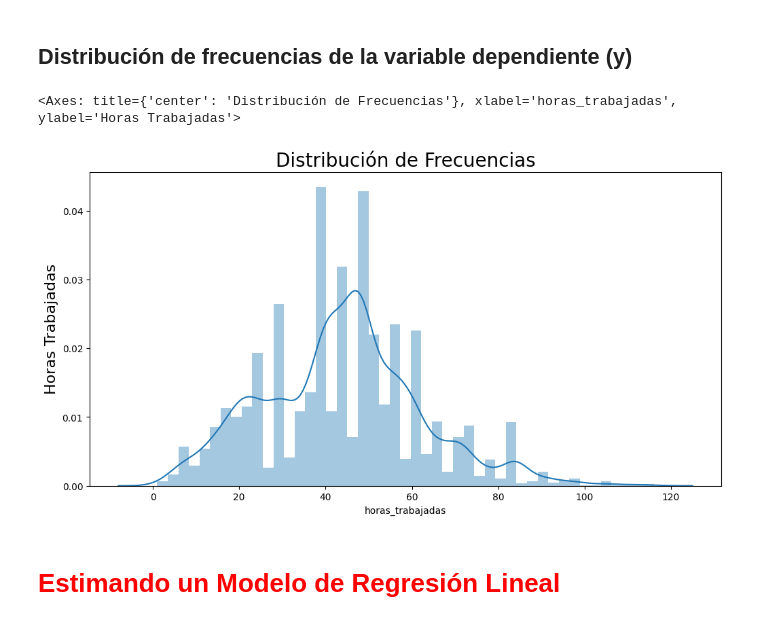
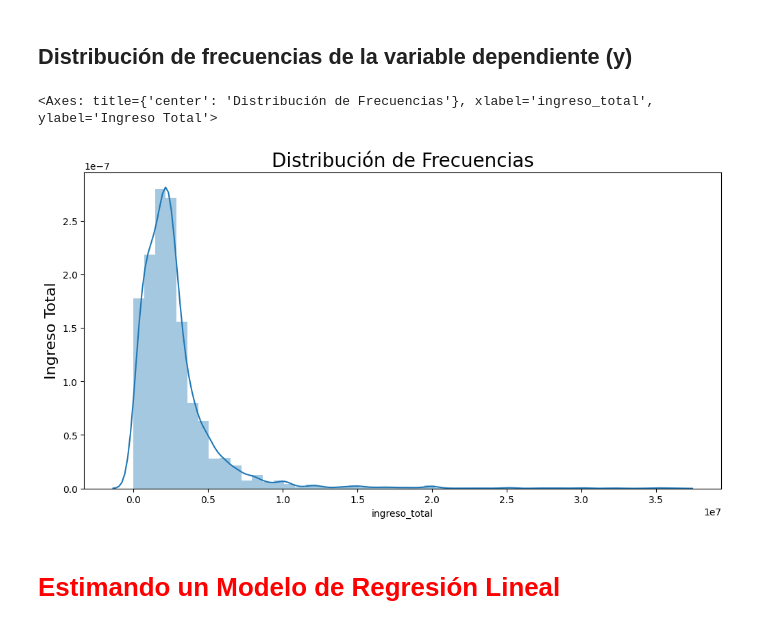
Before and after one commit to NelbaBarreto/programacion-ciencias-datos, a Jupyter notebook: trabajo_practico_estadistica_regresion.ipynb, the cells around one changed output. Drawn from its saved outputs; the diff is of its cells as text; code cells hidden in the pictures.

```diff
--- a/trabajo_practico_estadistica_regresion.ipynb
+++ b/trabajo_practico_estadistica_regresion.ipynb
@@ -126,3 +349,4 @@ df.dropna(inplace=True)
 # %%
 # Cambiar el tipo de dato de horas trabajadas a int
-df["horas_trabajadas"] = df["horas_trabajadas"].astype(int)
+df["ocupacion_rama"] = df["ocupacion_rama"].astype(int)
+df["educacion_nivel_mas_alto"] = df["educacion_nivel_mas_alto"].astype(int)
@@ -128,0 +416,2 @@ df["horas_trabajadas"] = df["horas_trabajadas"].astype(int)
+# %%
+df = df.groupby("educacion").filter(lambda x: len(x) >= 100)
@@ -129,3 +474,34 @@ df["horas_trabajadas"] = df["horas_trabajadas"].astype(int)
+# %%
+# Crear una nueva columna 'ingreso_total' como la suma de todos los ingresos
+# Lista de columnas a sumar
+columnas_a_sumar = [
+    "ingreso_mensual_actividad_principal",
+    "ingreso_mensual_actividad_secundaria",
+    "ingreso_mensual_otras_actividades",
+    "ingreso_alquileres",
+    "ingreso_dividendos",
+    "ingreso_ayuda_familiar_nacional",
+    "ingreso_ayuda_familiar_extranjero",
+    "ingreso_prestaciones_divorcio_hijos",
+    "ingreso_jubilacion",
+    "ingreso_estado_tekopora",
+    "ingreso_pension",
+    "ingreso_pension_adulto_mayor",
+    "ingreso_publico_viveres",
+    "ingreso_otros_varios",
+    "ingreso_agro"
+]
+
+df["ingreso_total"] = df[columnas_a_sumar].sum(axis=1)
+df.drop(columnas_a_sumar, axis=1, inplace=True)
+# %%
+mask = (
+    (df["ingreso_total"] > 0) &
+    (df["ingreso_total"] <= 40000000) &
+    (df["edad"] >= 22) &
+    (df["edad"] <= 55)
+)
+df = df[mask]
 # %%
 df.shape
 # %% [output]
@@ -169,14 +547,14 @@ ax
 # %% [markdown]
 ## Distribución de frecuencias de la variable dependiente (y)
 # %%
-ax = sns.distplot(df['horas_trabajadas'])
+ax = sns.distplot(df['ingreso_total'])
 ax.figure.set_size_inches(12, 6)
 ax.set_title("Distribución de Frecuencias", fontsize=20)
-ax.set_ylabel("Horas Trabajadas", fontsize=16)
+ax.set_ylabel("Ingreso Total", fontsize=16)
 ax
 # %% [output]
-<Axes: title={'center': 'Distribución de Frecuencias'}, xlabel='horas_trabajadas', ylabel='Horas Trabajadas'>
+<Axes: title={'center': 'Distribución de Frecuencias'}, xlabel='ingreso_total', ylabel='Ingreso Total'>
-[figure, old version]
+[figure, new version]
 # %% [markdown]
 # <font color='red' style='font-size: 30px;'>Estimando un Modelo de Regresión Lineal</font>
 # %%
```
Also changed, not shown: parts of 28 cells of this notebook.
